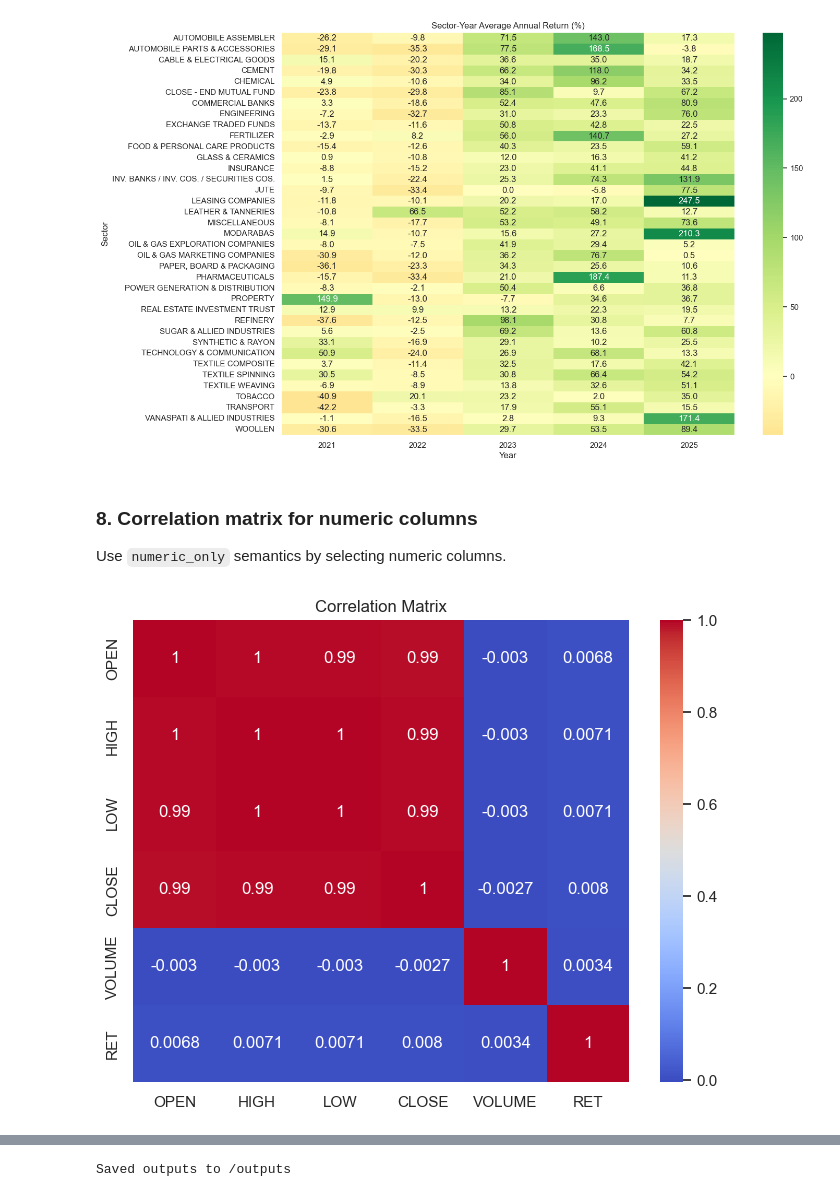
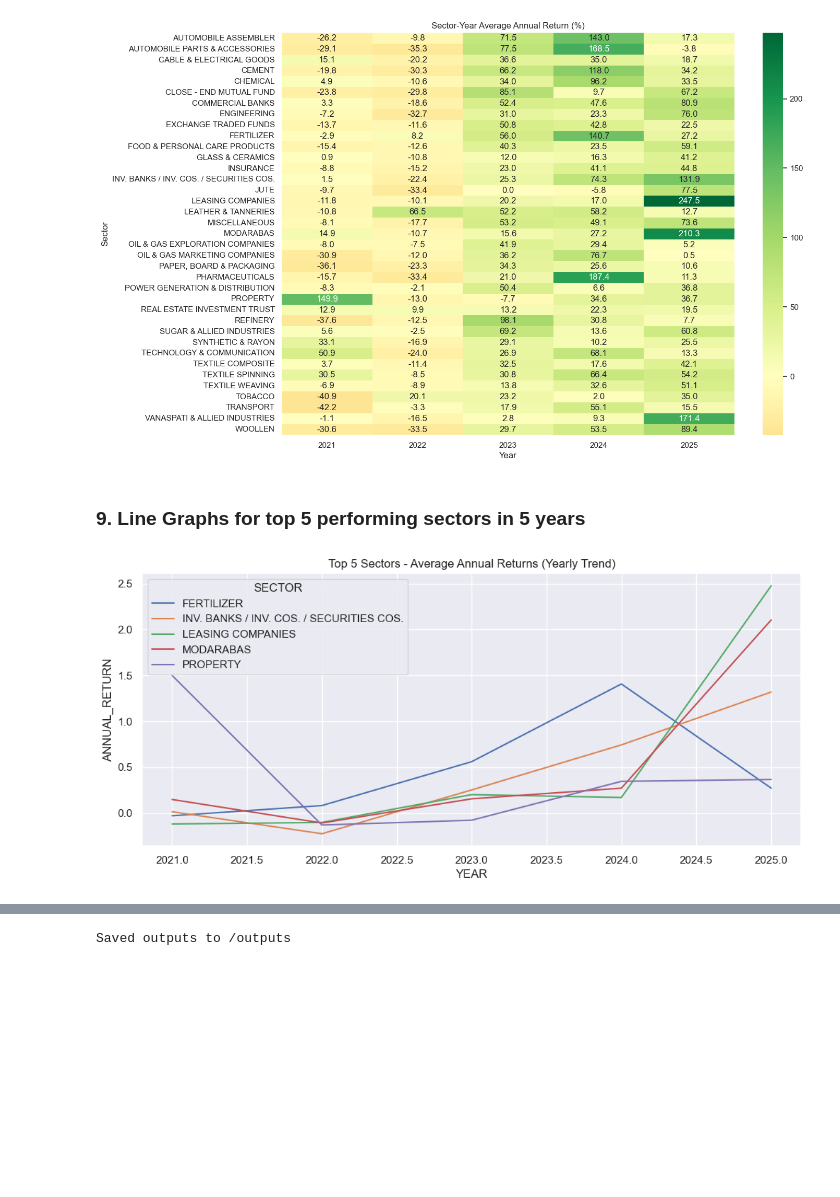
Before and after one commit to farhanhaider95/StockMarketTrendSystem, a Jupyter notebook: Final_Notebook.ipynb, the cells around one changed output, grey strips where cells are left out. Cells and saved outputs as stored; diff of their text form; code cells hidden in the pictures; blank space fills up the shorter version.

```diff
--- a/Final_Notebook.ipynb
+++ b/Final_Notebook.ipynb
@@ -223,14 +241,20 @@ plt.xlabel('Year'); plt.ylabel('Sector')
 plt.show()
 # %% [output]
 [figure]
-# %% [markdown]
-### 8. Correlation matrix for numeric columns
-Use `numeric_only` semantics by selecting numeric columns.
-# %%
-# Correlation Heatmap ---
-num_df = df[['OPEN','HIGH','LOW','CLOSE','VOLUME','RET']].copy()
-corr = num_df.corr()
-plt.figure(figsize=(8,6)); sns.heatmap(corr, annot=True, cmap='coolwarm'); plt.title("Correlation Matrix"); plt.show()
-# %% [output]
-[figure, removed]
+# %% [markdown]
+### 9. Line Graphs for top 5 performing sectors in 5 years
+# %%
+# Compute mean return per sector
+sector_mean = sector_year.groupby('SECTOR')['ANNUAL_RETURN'].mean()
+
+# Get top 5 sectors
+top5_sectors = sector_mean.sort_values(ascending=False).head(5).index
+
+sector_top5 = sector_year[sector_year['SECTOR'].isin(top5_sectors)]
+
+sns.lineplot(data=sector_top5, x='YEAR', y='ANNUAL_RETURN', hue='SECTOR')
+plt.title("Top 5 Sectors - Average Annual Returns (Yearly Trend)")
+plt.show()
+# %% [output]
+[figure, added]
 # %% [markdown]
```
Also changed, not shown: parts of 11 cells of this notebook.
